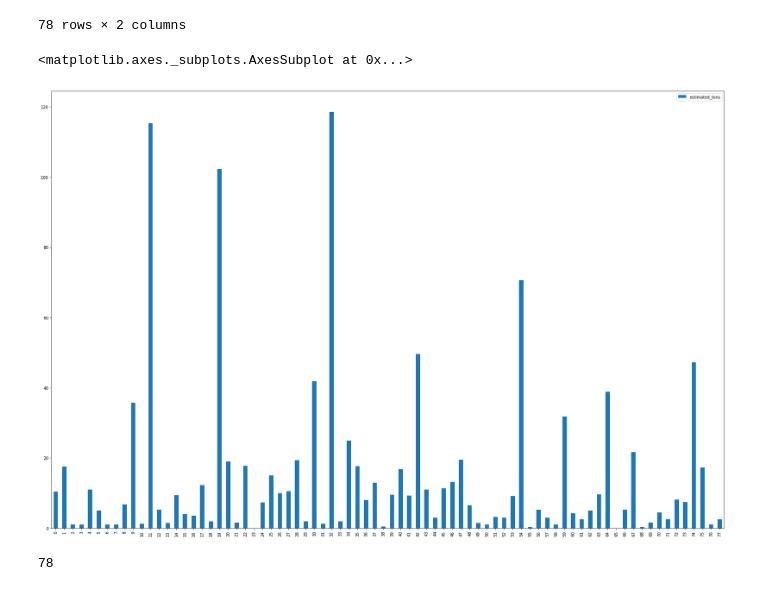
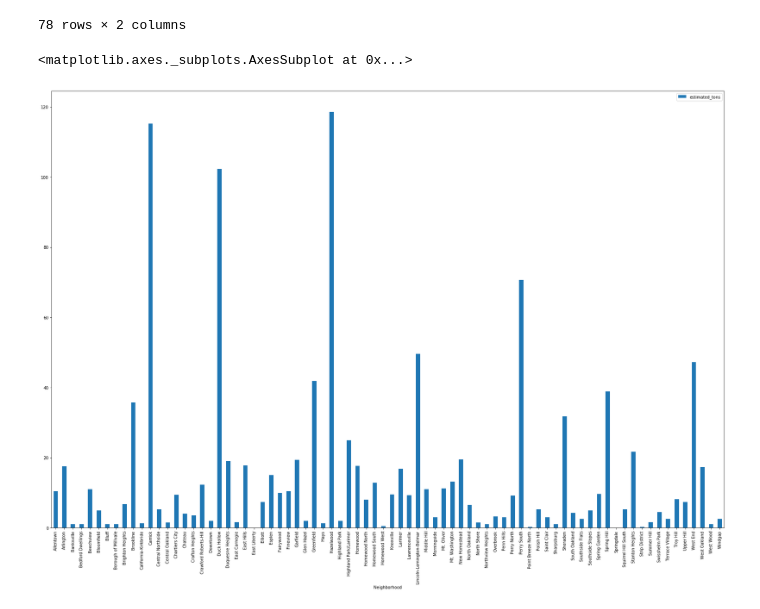
Before and after one commit to janereilly10/Final-Project, a Jupyter notebook: dump.ipynb, the cells around one changed output. Drawn from its saved outputs; the diff is of its cells as text; code cells hidden in the pictures.

```diff
--- a/dump.ipynb
+++ b/dump.ipynb
@@ -56,13 +56,7 @@ new.head(79)
 | 77 | Windgap | 2.5 |
 78 rows × 2 columns
 # %%
-new.plot(kind='bar', rot=90, figsize = (30,20))
+new.plot(x='Neighborhood', kind='bar', rot=90, figsize = (30,20))
 # %% [output]
 <matplotlib.axes._subplots.AxesSubplot at 0x...>
-[figure, old version]
+[figure, new version]
-# %%
-new['Neighborhood'].unique()
-len(new['Neighborhood'].unique())
-#Okay, so we should probably remove any locations with the least amounts of trash by a certain margin
-# %% [output]
-78
```
